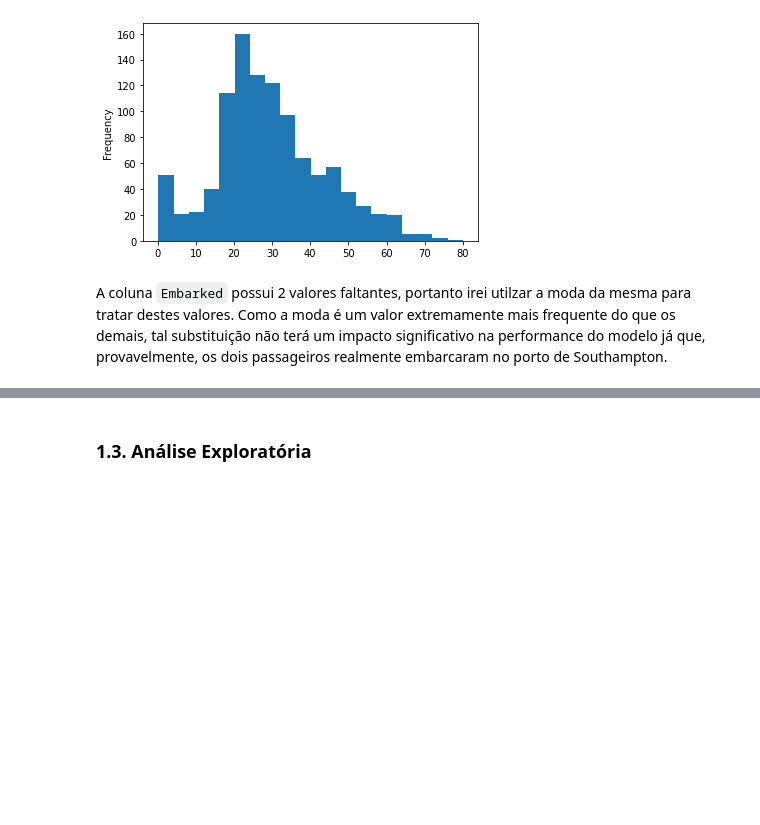
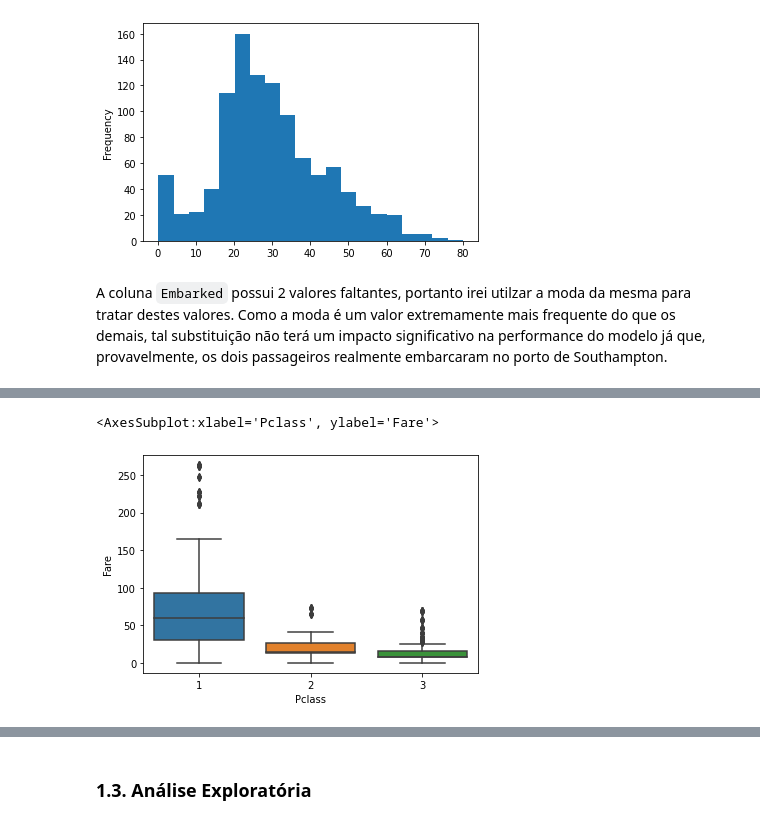
Before and after one commit to GDevigili/machine-learning-coursework, a Jupyter notebook: main.ipynb, the cells around one changed output, grey strips where cells are left out. Drawn from its saved outputs; the diff is of its cells as text; code cells hidden in the pictures; blank space fills up the shorter version.

```diff
--- a/main.ipynb
+++ b/main.ipynb
@@ -93,0 +131,9 @@ Moda da coluna de Embarque: S
+# %%
+# change the extreme values to the median of the Pclass 1
+merged_df.loc[merged_df.Fare > 300, 'Fare'] = round(merged_df[merged_df['Pclass'] == 1]['Fare'].median(), 2)
+
+# the boxplot now looks like this
+sns.boxplot(data = merged_df, x = 'Pclass', y = 'Fare')
+# %% [output]
+<AxesSubplot:xlabel='Pclass', ylabel='Fare'>
+[figure, added]
```
Also changed, not shown: parts of 14 cells of this notebook.
